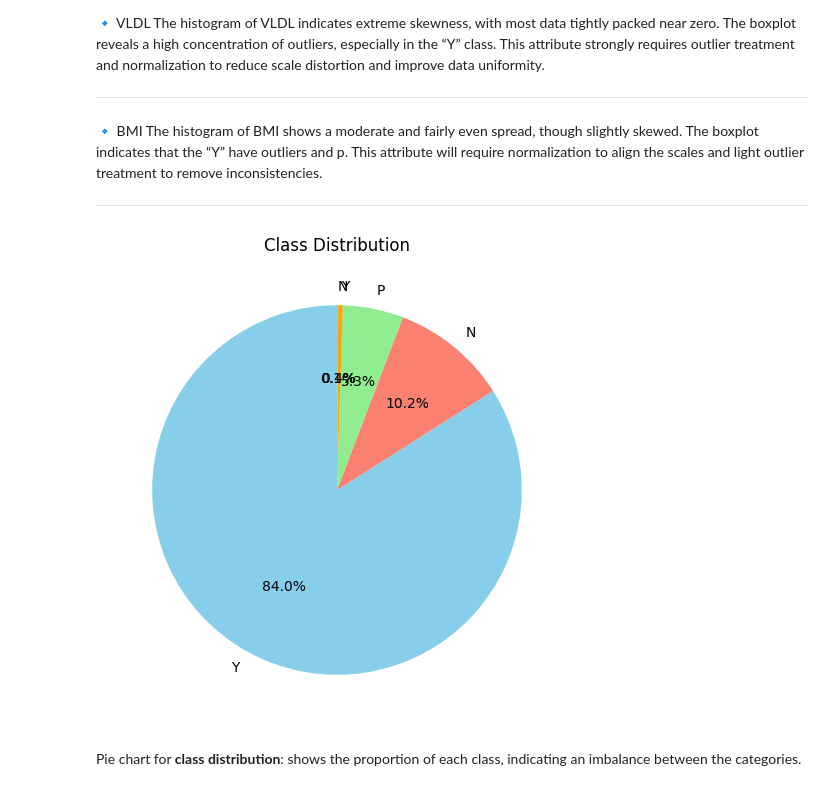
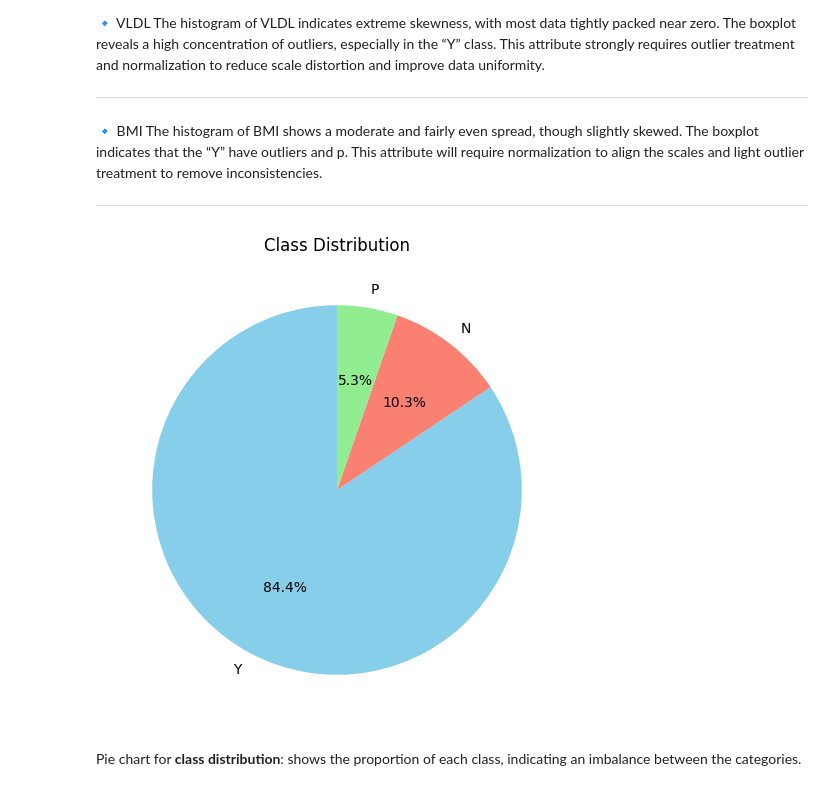
Before and after one commit to yaraaldos/Diabetes-risk-prediction, a Jupyter notebook: فيز_تو_مايننق_نعدل_عليه.ipynb, the cells around one changed output. Saved outputs shown, nothing was run; the diff lists cells and outputs as text; code cells hidden in the pictures.

```diff
--- a/فيز_تو_مايننق_نعدل_عليه.ipynb
+++ b/فيز_تو_مايننق_نعدل_عليه.ipynb
@@ -188,18 +188,21 @@ The histogram of BMI shows a moderate and fairly even spread, though slightly sk
 
 --------------------------------------------------------------------------------
 # %%
+# Clean CLASS column to remove duplicates
+df_copy['CLASS'] = df_copy['CLASS'].astype(str).str.strip().str.upper()
+
 # Plot showing class label distributions
 plt.figure(figsize=(6, 6))
 df_copy['CLASS'].value_counts().plot.pie(
     autopct='%1.1f%%',
     colors=['skyblue', 'salmon', 'lightgreen', 'orange'],
     startangle=90
 )
 plt.title("Class Distribution")
 plt.ylabel('')
 plt.show()
 # %% [output]
-[figure, old version]
+[figure, new version]
 # %% [markdown]
 Pie chart for **class distribution**: shows the proportion of each class, indicating an imbalance between the categories.
 # %%
```
Also changed, not shown: parts of 5 cells of this notebook.
